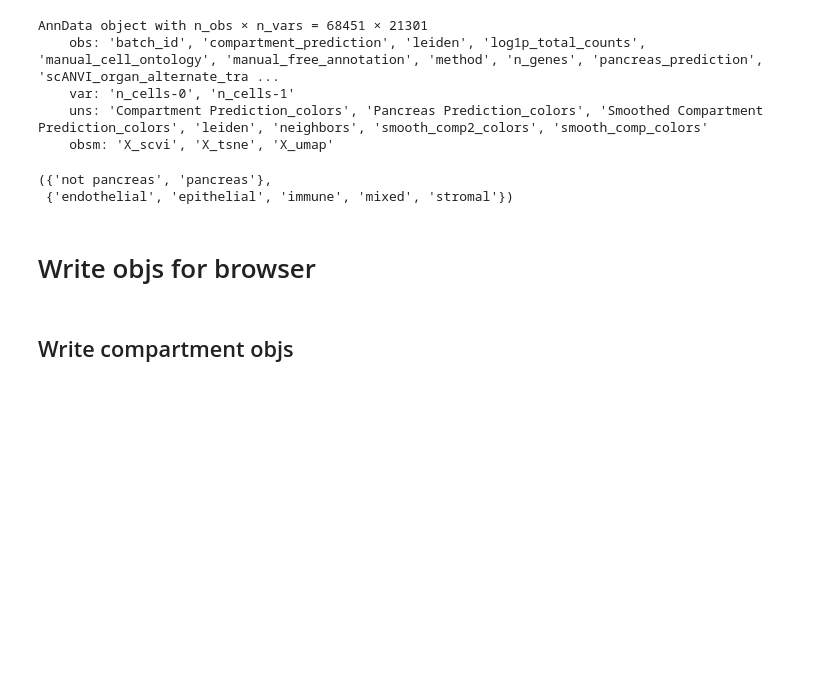
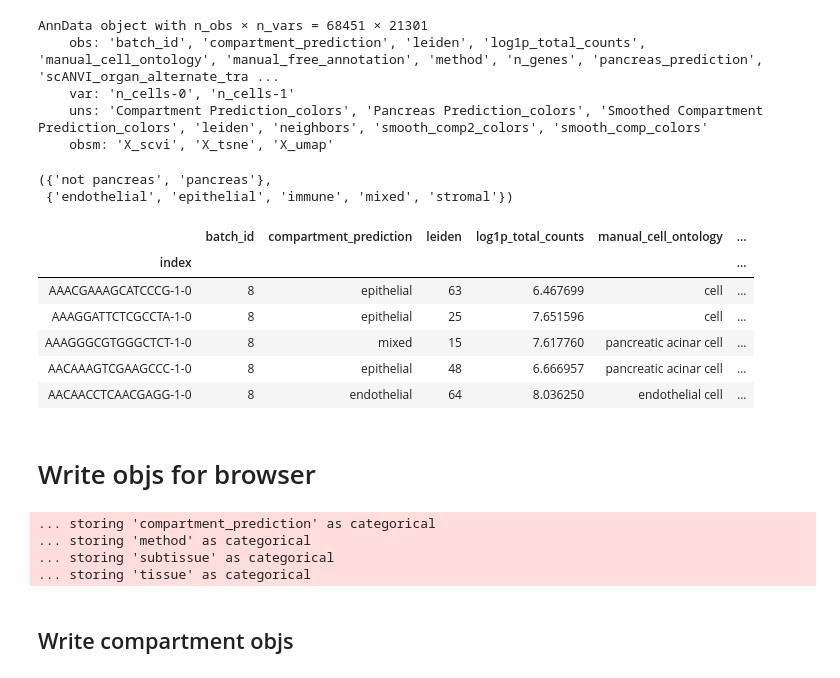
Before and after one commit to czbiohub-sf/tabula-sapiens, a Jupyter notebook: analysis-scripts/pilot1/TSP1_test_all_objects.ipynb, the cells around one changed output. Drawn from its saved outputs; the diff is of its cells as text; code cells hidden in the pictures; blank space fills up the shorter version.

```diff
--- a/analysis-scripts/pilot1/TSP1_test_all_objects.ipynb
+++ b/analysis-scripts/pilot1/TSP1_test_all_objects.ipynb
@@ -140,8 +119,25 @@ set(adata.obs['pancreas_prediction']),set(adata.obs['compartment_prediction'])
 # %% [output]
 ({'not pancreas', 'pancreas'},
  {'endothelial', 'epithelial', 'immune', 'mixed', 'stromal'})
+# %%
+adata.obs.head()
+# %% [output]
+|  | batch_id | compartment_prediction | leiden | log1p_total_counts | manual_cell_ontology | ... |
+| index |  |  |  |  |  | ... |
+| AAACGAAAGCATCCCG-1-0 | 8 | epithelial | 63 | 6.467699 | cell | ... |
+| AAAGGATTCTCGCCTA-1-0 | 8 | epithelial | 25 | 7.651596 | cell | ... |
+| AAAGGGCGTGGGCTCT-1-0 | 8 | mixed | 15 | 7.617760 | pancreatic acinar cell | ... |
+| AACAAAGTCGAAGCCC-1-0 | 8 | epithelial | 48 | 6.666957 | pancreatic acinar cell | ... |
+| AACAACCTCAACGAGG-1-0 | 8 | endothelial | 64 | 8.036250 | endothelial cell | ... |
 # %% [markdown]
 # Write objs for browser
+# %%
+adata.write('../../data-objs/pilot1/TSP1_objs_browser/TSP1_all.h5ad')
+# %% [output]
+... storing 'compartment_prediction' as categorical
+... storing 'method' as categorical
+... storing 'subtissue' as categorical
+... storing 'tissue' as categorical
 # %% [markdown]
 ## Write compartment objs
 # %%
```
Also changed, not shown: parts of 12 cells of this notebook.
